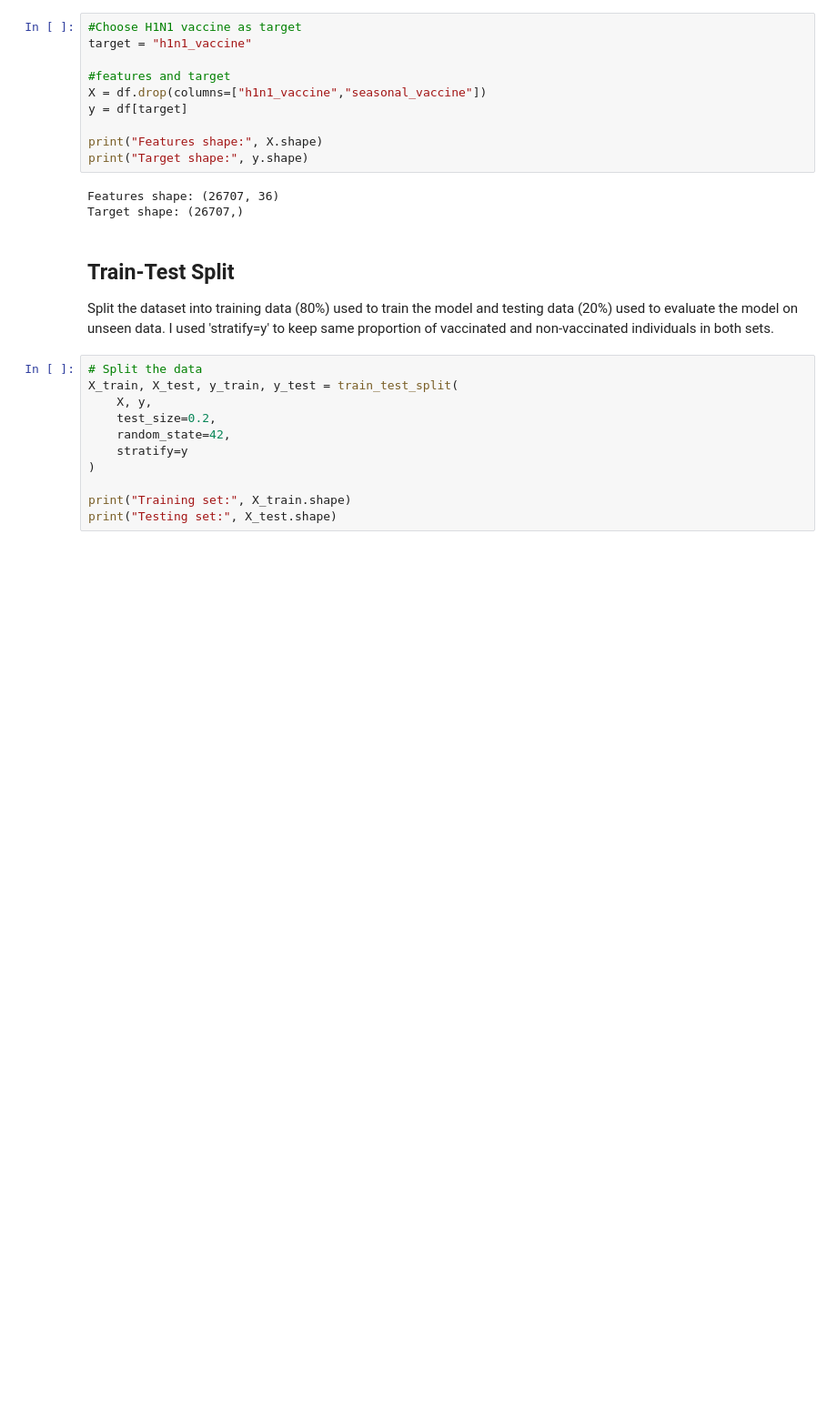
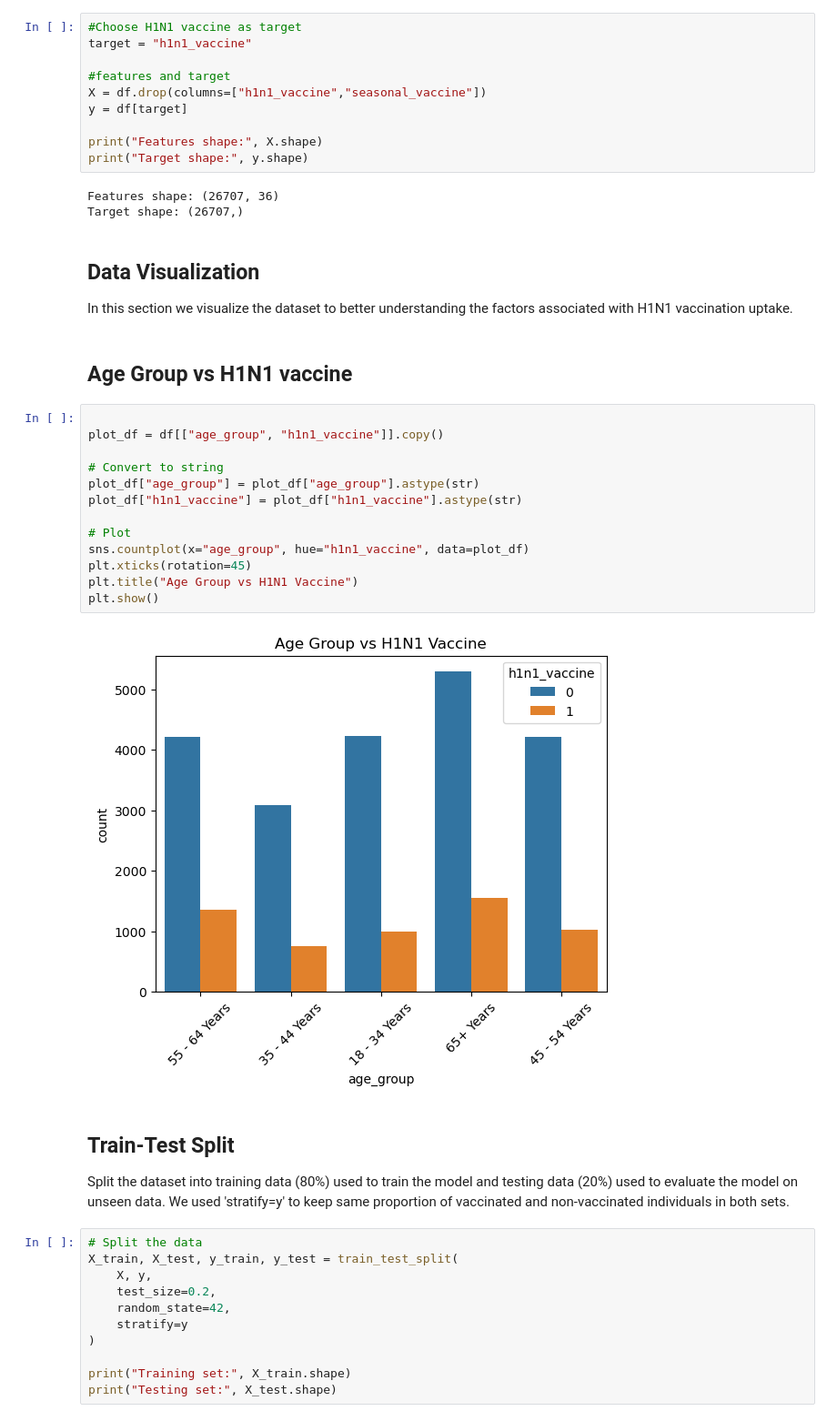
Before and after one commit to frankline254-f/H1N1-Vaccine-Analysis-Predictions, a Jupyter notebook: student.ipynb, the cells around one changed output. Shown at 91% size. Cells and saved outputs as stored; diff of their text form; blank space fills up the shorter version.

Commit message:
Data Visualization first Plot age vs H1N1

```diff
--- a/student.ipynb
+++ b/student.ipynb
@@ -109,9 +109,29 @@ print("Target shape:", y.shape)
 # %% [output]
 Features shape: (26707, 36)
 Target shape: (26707,)
+# %% [markdown]
+## Data Visualization
+In this section we visualize the dataset to better understanding the factors associated with H1N1 vaccination uptake.
+# %% [markdown]
+## Age Group vs H1N1 vaccine
+# %%
+
+plot_df = df[["age_group", "h1n1_vaccine"]].copy()
+
+# Convert to string
+plot_df["age_group"] = plot_df["age_group"].astype(str)
+plot_df["h1n1_vaccine"] = plot_df["h1n1_vaccine"].astype(str)
+
+# Plot
+sns.countplot(x="age_group", hue="h1n1_vaccine", data=plot_df)
+plt.xticks(rotation=45)
+plt.title("Age Group vs H1N1 Vaccine")
+plt.show()
+# %% [output]
+[figure, added]
 # %% [markdown]
 ## Train-Test Split
-Split the dataset into training data (80%) used to train the model and testing data (20%) used to evaluate the model on unseen data. I used 'stratify=y' to keep same proportion of vaccinated and non-vaccinated individuals in both sets.
+Split the dataset into training data (80%) used to train the model and testing data (20%) used to evaluate the model on unseen data. We used 'stratify=y' to keep same proportion of vaccinated and non-vaccinated individuals in both sets.
 # %%
 # Split the data
 X_train, X_test, y_train, y_test = train_test_split(
```
Also changed, not shown: parts of 4 cells of this notebook.
